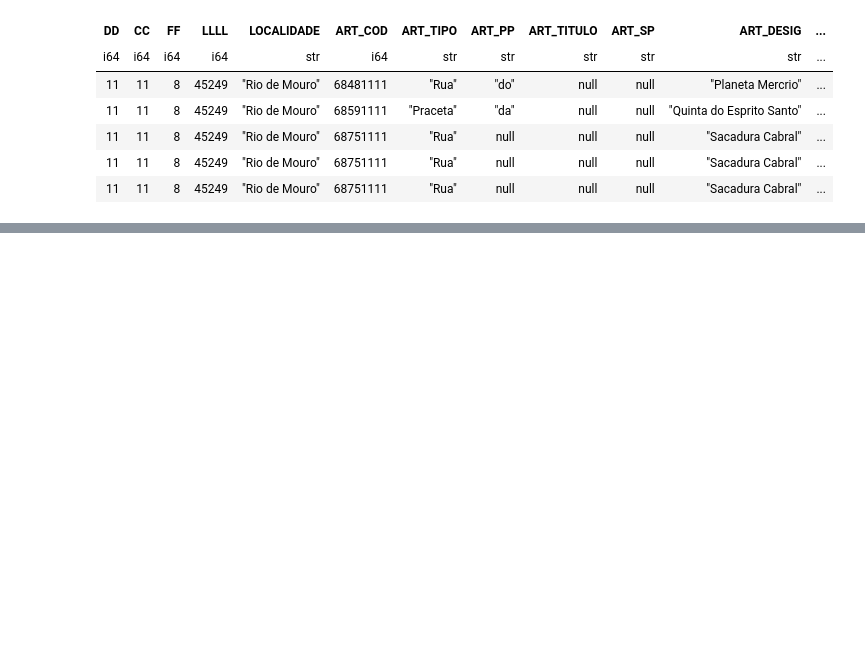
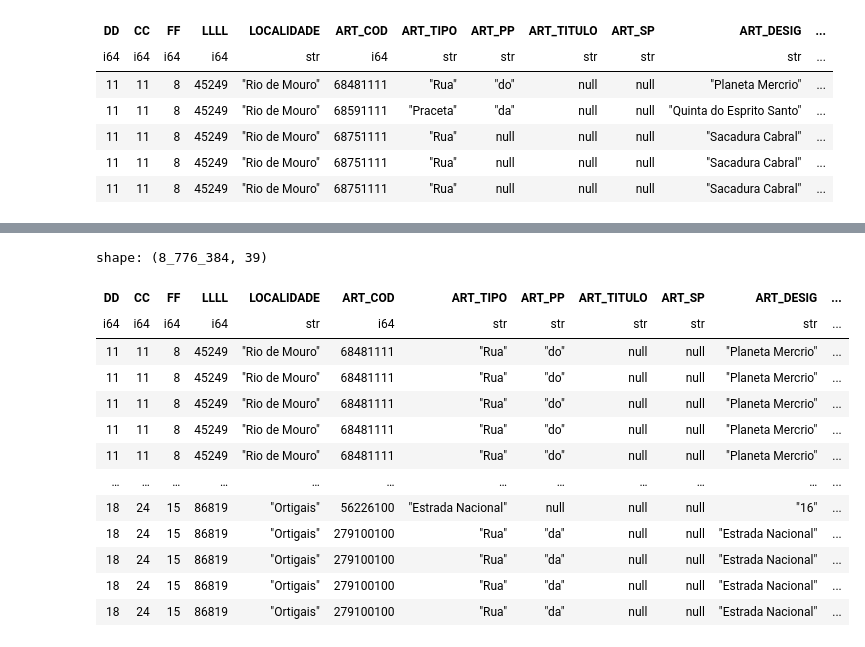
Before and after one commit to Ruben-Rocha/CTT, a Jupyter notebook: Moradas_polarsV0.ipynb, the cells around one changed output, grey strips where cells are left out. Drawn from its saved outputs; the diff is of its cells as text; code cells hidden in the pictures; blank space fills up the shorter version.

```diff
--- a/Moradas_polarsV0.ipynb
+++ b/Moradas_polarsV0.ipynb
@@ -129,0 +188,7 @@ df_merged = df_portas.join(
+# %%
+df_merged = df_locart.join(
+    df_portas,
+    left_on="ART_COD",
+    right_on="ID_ARTERIA",
+    how="left"   # podes trocar por "left", "right" ou "outer" conforme precisas
+)
@@ -129,0 +206,24 @@ df_merged = df_portas.join(
+# %%
+df_merged_2 = df_merged.join(
+    df_PORTA_ALTERNATIVA,
+    left_on="ID_PORTA",       # <- ajusta para a tua chave em df_locart/df_portas
+    right_on="ID_PORTA",       # <- chave no df_PORTA_ALTERNATIVA
+    how="left"
+)
+
+df_merged_2
+# %% [output]
+shape: (8_776_384, 39)
+| DD | CC | FF | LLLL | LOCALIDADE | ART_COD | ART_TIPO | ART_PP | ART_TITULO | ART_SP | ART_DESIG | ... |
+| i64 | i64 | i64 | i64 | str | i64 | str | str | str | str | str | ... |
+| 11 | 11 | 8 | 45249 | "Rio de Mouro" | 68481111 | "Rua" | "do" | null | null | "Planeta Mercrio" | ... |
+| 11 | 11 | 8 | 45249 | "Rio de Mouro" | 68481111 | "Rua" | "do" | null | null | "Planeta Mercrio" | ... |
+| 11 | 11 | 8 | 45249 | "Rio de Mouro" | 68481111 | "Rua" | "do" | null | null | "Planeta Mercrio" | ... |
+| 11 | 11 | 8 | 45249 | "Rio de Mouro" | 68481111 | "Rua" | "do" | null | null | "Planeta Mercrio" | ... |
+| 11 | 11 | 8 | 45249 | "Rio de Mouro" | 68481111 | "Rua" | "do" | null | null | "Planeta Mercrio" | ... |
+| … | … | … | … | … | … | … | … | … | … | … | ... |
+| 18 | 24 | 15 | 86819 | "Ortigais" | 56226100 | "Estrada Nacional" | null | null | null | "16" | ... |
+| 18 | 24 | 15 | 86819 | "Ortigais" | 279100100 | "Rua" | "da" | null | null | "Estrada Nacional" | ... |
+| 18 | 24 | 15 | 86819 | "Ortigais" | 279100100 | "Rua" | "da" | null | null | "Estrada Nacional" | ... |
+| 18 | 24 | 15 | 86819 | "Ortigais" | 279100100 | "Rua" | "da" | null | null | "Estrada Nacional" | ... |
+| 18 | 24 | 15 | 86819 | "Ortigais" | 279100100 | "Rua" | "da" | null | null | "Estrada Nacional" | ... |
```
Also changed, not shown: parts of 13 cells of this notebook, 1 other file.
